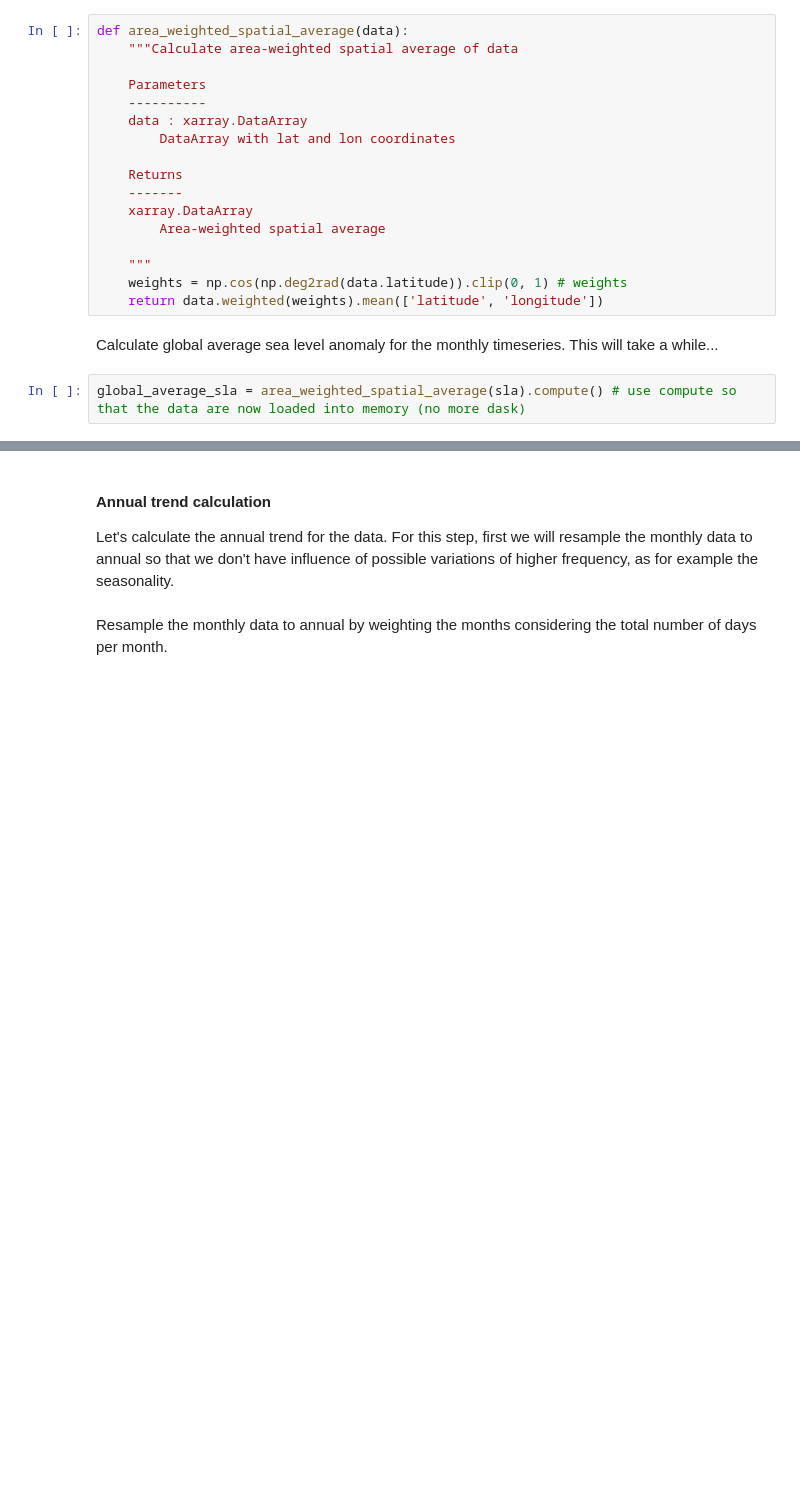
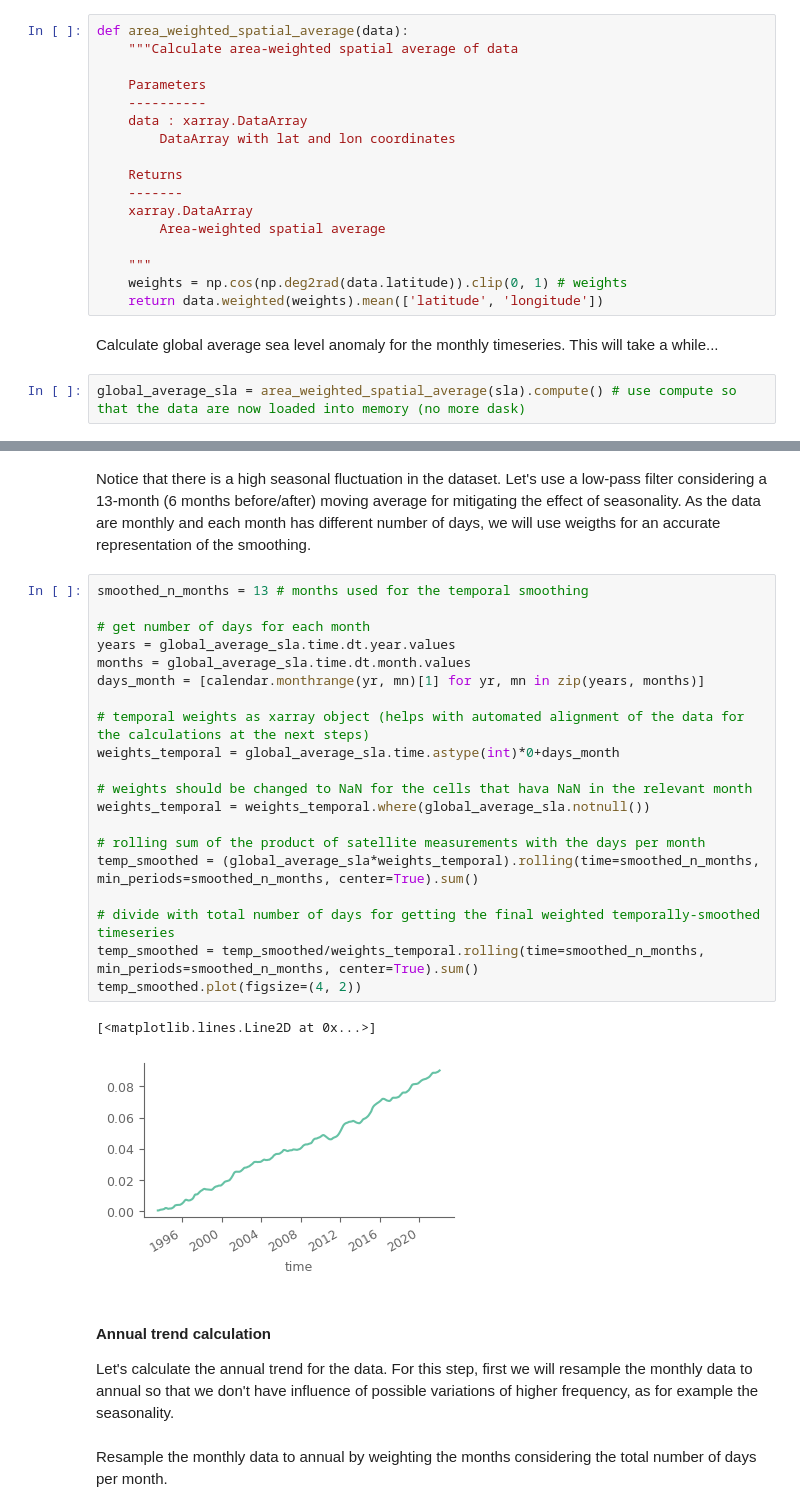
Before and after one commit to ECMWFCode4Earth/sketchbook-earth, a Jupyter notebook: tutorials/04_sea_level/04_sea_level.ipynb, the cells around one changed output, grey strips where cells are left out. Saved outputs shown, nothing was run; the diff lists cells and outputs as text; blank space fills up the shorter version.

```diff
--- a/tutorials/04_sea_level/04_sea_level.ipynb
+++ b/tutorials/04_sea_level/04_sea_level.ipynb
@@ -279,3 +282,28 @@ global_average_sla = area_weighted_spatial_average(sla).compute() # use compute
+# %% [markdown]
+Notice that there is a high seasonal fluctuation in the dataset. Let's use a low-pass filter considering a 13-month (6 months before/after) moving average for mitigating the effect of seasonality. As the data are monthly and each month has different number of days, we will use weigths for an accurate representation of the smoothing.
+# %%
+smoothed_n_months = 13 # months used for the temporal smoothing
+
+# get number of days for each month
+years = global_average_sla.time.dt.year.values
+months = global_average_sla.time.dt.month.values
+days_month = [calendar.monthrange(yr, mn)[1] for yr, mn in zip(years, months)]
+
+# temporal weights as xarray object (helps with automated alignment of the data for the calculations at the next steps)
+weights_temporal = global_average_sla.time.astype(int)*0+days_month
+
+# weights should be changed to NaN for the cells that hava NaN in the relevant month
+weights_temporal = weights_temporal.where(global_average_sla.notnull())
+
+# rolling sum of the product of satellite measurements with the days per month
+temp_smoothed = (global_average_sla*weights_temporal).rolling(time=smoothed_n_months, min_periods=smoothed_n_months, center=True).sum()
+
+# divide with total number of days for getting the final weighted temporally-smoothed timeseries
+temp_smoothed = temp_smoothed/weights_temporal.rolling(time=smoothed_n_months, min_periods=smoothed_n_months, center=True).sum()
+temp_smoothed.plot(figsize=(4, 2))
+# %% [output]
+[<matplotlib.lines.Line2D at 0x...>]
+[figure, added]
 # %% [markdown]
 #### Annual trend calculation
 
```
Also changed, not shown: parts of 59 cells of this notebook, 2 other files.
